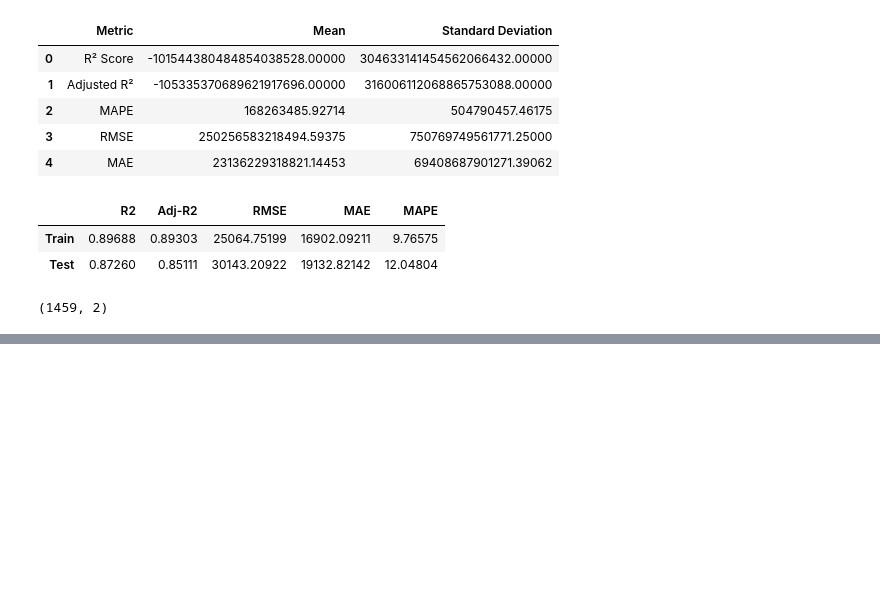
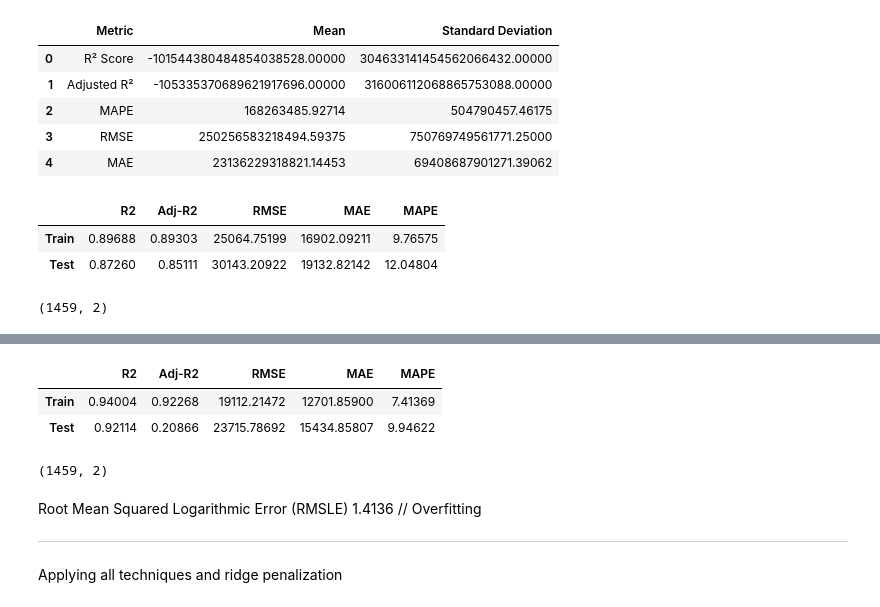
Before and after one commit to Alfredo2212/Kaggle-Data_Science, a Jupyter notebook: House Prices | Advanced Regression.ipynb, the cells around one changed output, grey strips where cells are left out. Drawn from its saved outputs; the diff is of its cells as text; code cells hidden in the pictures; blank space fills up the shorter version.

```diff
--- a/House Prices | Advanced Regression.ipynb
+++ b/House Prices | Advanced Regression.ipynb
@@ -867,8 +897,8 @@ tt_performance_regression(x_stand_pvcheck, y_train, x_test_stand, y_test)
 | Test | 0.84717 | 0.81773 | 33014.72749 | 20588.15990 | 12.68053 |
 # %%
 # Make predictions using the final OLS model
-x_test_submission = x_submit_stand[x_stand_pvcheck.columns] # ensuring both train and test have same column
-y_pred = ols_stand.predict(x_test_submission)
+x_submission = x_submit_stand[x_stand_pvcheck.columns] # ensuring both train and test have same column
+y_pred = ols_stand.predict(x_submission)
 
 # Create submission dataframe (assuming 'ID' column exists in data_test)
 submission = pd.DataFrame({
@@ -1066,0 +1116,3 @@ Applying regularization
+# %%
+# Transformation
+x_train_lasso, x_test_lasso, x_submission_lasso=transformation_regression(x_train, x_test, data_test, y_train)
@@ -1066,0 +1137,3 @@ Applying regularization
+# %%
+# Standardize
+x_train_lasso , x_test_lasso, x_submission_lasso = standardize_data(x_train_lasso,x_test_lasso,x_submission_lasso)
@@ -1066,0 +1158,29 @@ Applying regularization
+# %%
+x_test_lasso["Condition2_PosN"].fillna(0, inplace=True) # fill single cell with 0 ( mean )
+# %%
+result, model_lasso = tt_performance_regression(x_train_lasso, y_train, x_test_lasso, y_test, model=Lasso())
+result
+# %% [output]
+|  | R2 | Adj-R2 | RMSE | MAE | MAPE |
+| Train | 0.94004 | 0.92268 | 19112.21472 | 12701.85900 | 7.41369 |
+| Test | 0.92114 | 0.20866 | 23715.78692 | 15434.85807 | 9.94622 |
+# %%
+# Make predictions using the final OLS model
+x_submission = x_submission_lasso[x_train_lasso.columns] # ensuring both train and test have same column
+y_pred = model_lasso.predict(x_submission)
+
+# Create submission dataframe (assuming 'ID' column exists in data_test)
+submission = pd.DataFrame({
+    "Id": data_test["Id"],  # Use the ID from original test dataset
+    "SalePrice": y_pred  # Predicted values
+})
+
+# Save submission file
+submission.to_csv("LassoModel.csv", index=False)
+submission.shape
+# %% [output]
+(1459, 2)
+# %% [markdown]
+Root Mean Squared Logarithmic Error (RMSLE) 1.4136 // Overfitting
+______________________________________________________________________
+Applying all techniques and ridge penalization
```
Also changed, not shown: parts of 28 cells of this notebook.
